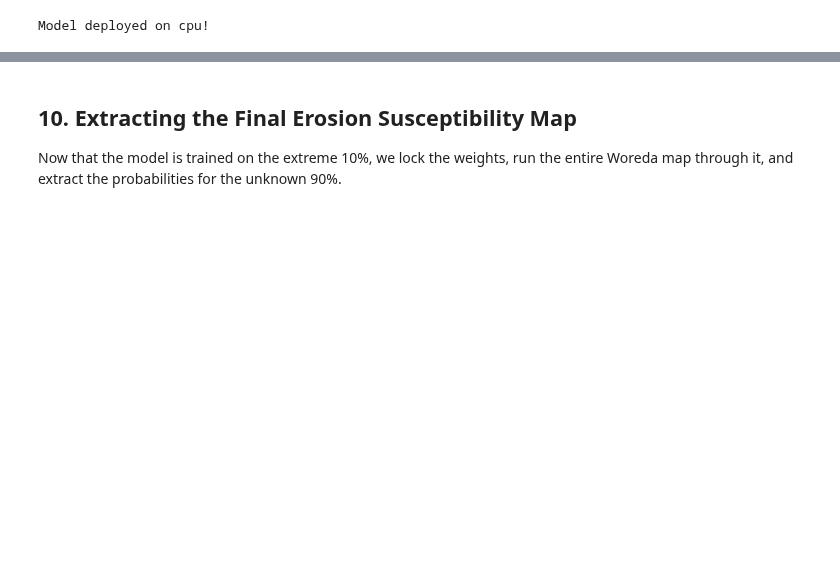
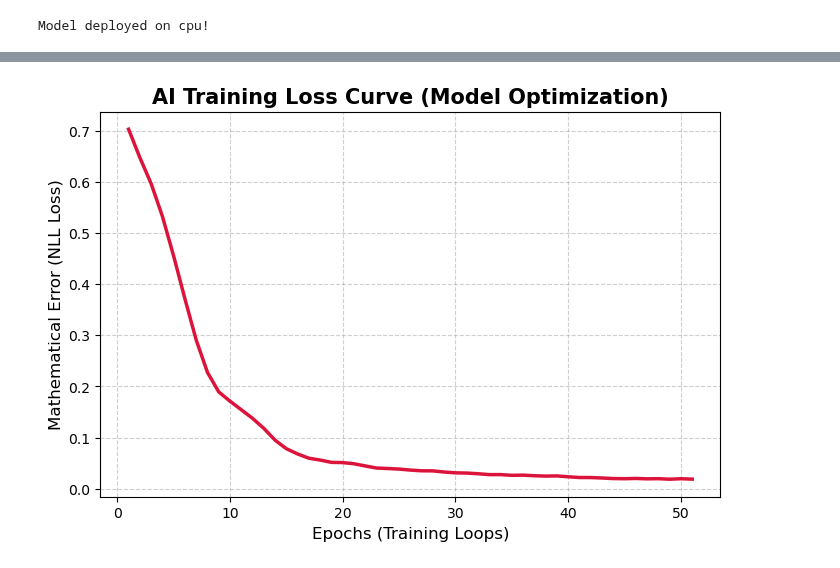
Before and after one commit to surafelasfawosen/ethiopia-soil-erosion-predictor-ai, a Jupyter notebook: Semi_Supervised_Graph_Pipeline_FINAL.ipynb, the cells around one changed output, grey strips where cells are left out. Saved outputs shown, nothing was run; the diff lists cells and outputs as text; code cells hidden in the pictures; blank space fills up the shorter version.

```diff
--- a/Semi_Supervised_Graph_Pipeline_FINAL.ipynb
+++ b/Semi_Supervised_Graph_Pipeline_FINAL.ipynb
@@ -296,4 +990,6 @@ We train the AI on the 10% extreme targets defined by RUSLE + Soil Cohesiveness.
 # %%
+import matplotlib.pyplot as plt
+
 optimizer = torch.optim.Adam(model.parameters(), lr=0.01, weight_decay=5e-4)
 criterion = torch.nn.NLLLoss()
 
@@ -310,8 +1006,15 @@ print('Starting Training Loop with Early Stopping...')
 best_loss = float('inf')
 loss_change = float('inf')
 
+# ADDED: An empty list to record the AI's math errors over time
+loss_history = []
+
 for epoch in range(1, 401):
     loss = train()
+
+    # ADDED: Save the error rate for this specific epoch
+    loss_history.append(loss)
+
     if epoch > 1:
         loss_change = abs(best_loss - loss)
     if loss < best_loss:
@@ -323,6 +1026,25 @@ for epoch in range(1, 401):
     if epoch > 50 and loss_change < 0.005:
         print(f'\nEarly stopping triggered at epoch {epoch}! Marginal loss change ({loss_change:.5f}) is < 0.005.')
         break
+
 print('Training Complete!')
+
+# ---------------------------------------------------------
+# ADDED: Map out the Loss Curve for the Final Paper
+# ---------------------------------------------------------
+plt.figure(figsize=(8, 5))
+
+# Plot the smooth curve in crimson, showing exactly how fast it learned!
+plt.plot(range(1, len(loss_history) + 1), loss_history, color='crimson', linewidth=2.5)
+
+plt.title('AI Training Loss Curve (Model Optimization)', fontsize=15, fontweight='bold')
+plt.xlabel('Epochs (Training Loops)', fontsize=12)
+plt.ylabel('Mathematical Error (NLL Loss)', fontsize=12)
+
+# Adding a faint grid makes the graph look highly professional
+plt.grid(True, linestyle='--', alpha=0.6)
+
+# Render it instantly
+plt.show()
 # %% [output]
 Starting Training Loop with Early Stopping...
@@ -336,4 +1058,2 @@ Early stopping triggered at epoch 51! Marginal loss change (0.00026) is < 0.005.
 Training Complete!
+[figure, added]
-# %% [markdown]
-## 10. Extracting the Final Erosion Susceptibility Map
-Now that the model is trained on the extreme 10%, we lock the weights, run the entire Woreda map through it, and extract the probabilities for the unknown 90%.
```
Also changed, not shown: parts of 49 cells of this notebook, 25 other files.
